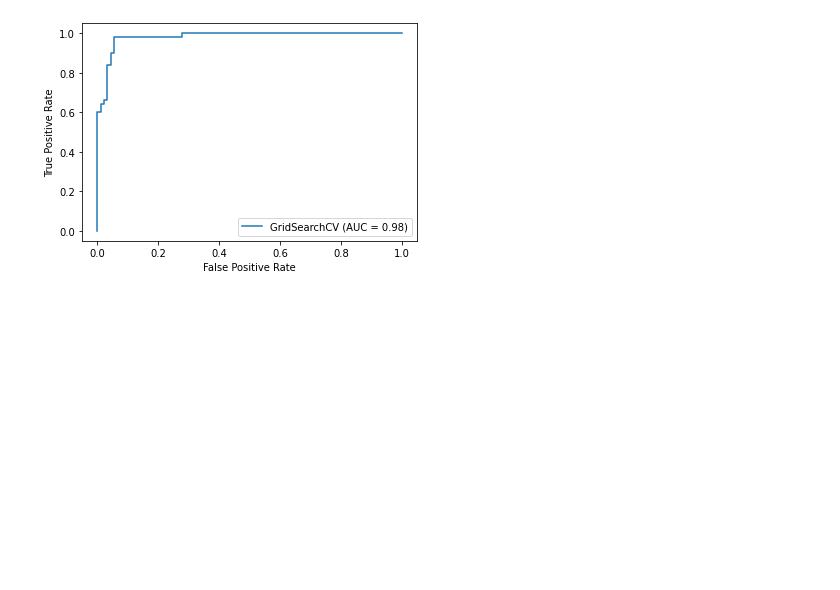
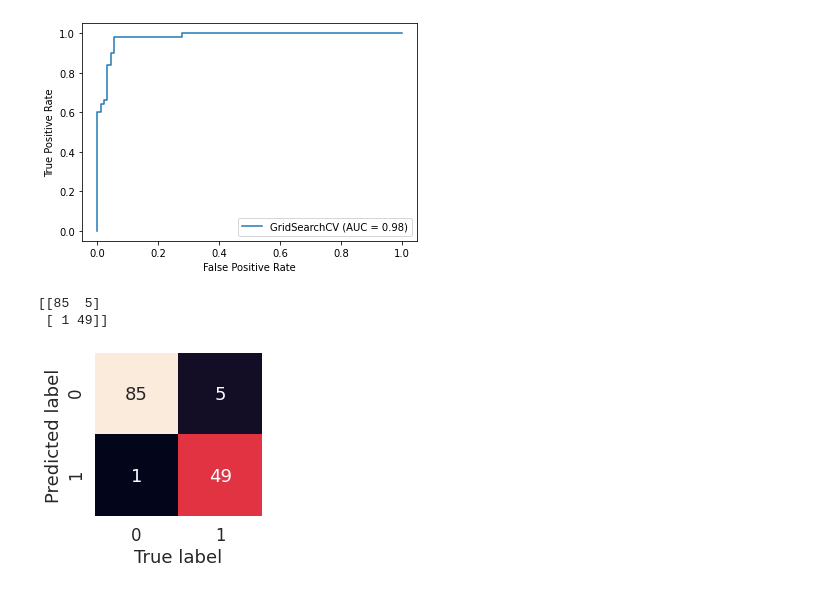
Before and after one commit to kiran-bhandari16/Breast-Cancer-Prediction-Project, a Jupyter notebook: end-to-end-breast-cancer-classification.ipynb, the cells around one changed output. Drawn from its saved outputs; the diff is of its cells as text; code cells hidden in the pictures; blank space fills up the shorter version.

```diff
--- a/end-to-end-breast-cancer-classification.ipynb
+++ b/end-to-end-breast-cancer-classification.ipynb
@@ -891,3 +891,26 @@ plot_roc_curve(gs_rf, X_test, y_test)
 # %% [output]
 <sklearn.metrics._plot.roc_curve.RocCurveDisplay at 0x...>
 [figure]
+# %%
+#Confusion Matrix
+print(confusion_matrix(y_test, y_predicts))
+# %% [output]
+[[85  5]
+ [ 1 49]]
+# %%
+sns.set(font_scale=1.5)
+
+def plot_conf_mat(y_test, y_predicts):
+  """
+  Plot a confusion matrix using Seaborn's heatmap()
+  """
+  fig, ax = plt.subplots(figsize=(3,3))
+  ax = sns.heatmap(confusion_matrix(y_test,y_predicts),
+                  annot=True,
+                   cbar=False)
+  plt.xlabel("True label")
+  plt.ylabel("Predicted label")
+
+plot_conf_mat(y_test, y_predicts)
+# %% [output]
+[figure, added]
```
